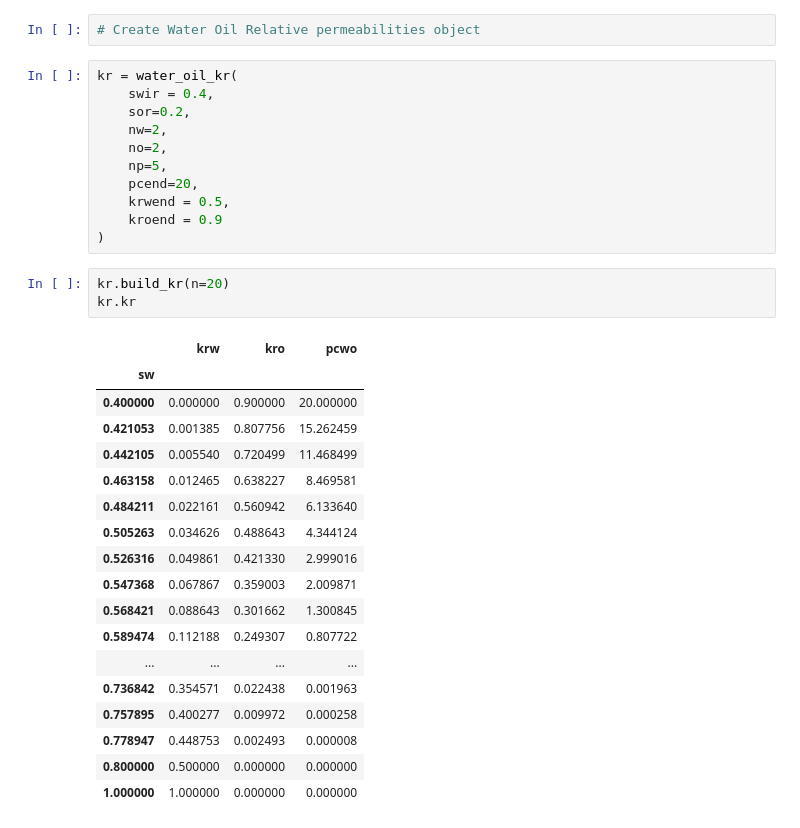
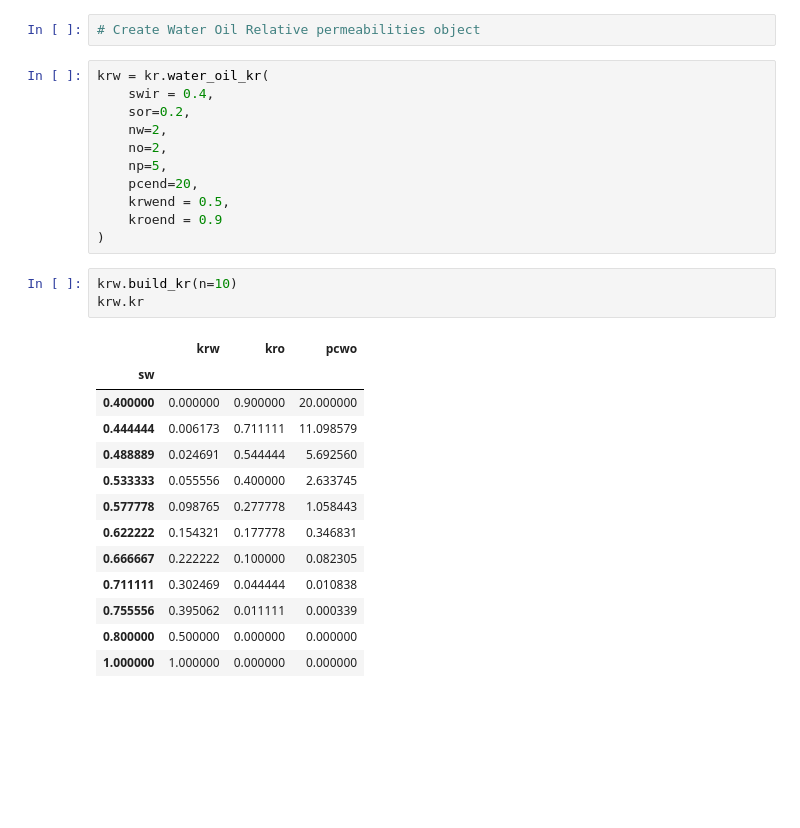
Before and after one commit to scuervo91/reservoirpy, a Jupyter notebook: examples/relative_permeabilities/kr.ipynb, the cells around one changed output. Cells and saved outputs as stored; diff of their text form; blank space fills up the shorter version.

```diff
--- a/examples/relative_permeabilities/kr.ipynb
+++ b/examples/relative_permeabilities/kr.ipynb
@@ -42,7 +42,7 @@ krwo
 # %%
 # Create Water Oil Relative permeabilities object
 # %%
-kr = water_oil_kr(
+krw = kr.water_oil_kr(
     swir = 0.4,
     sor=0.2,
     nw=2,
@@ -53,25 +53,20 @@ kr = water_oil_kr(
     kroend = 0.9
 )
 # %%
-kr.build_kr(n=20)
-kr.kr
+krw.build_kr(n=10)
+krw.kr
 # %% [output]
 |  | krw | kro | pcwo |
 | sw |  |  |  |
 | 0.400000 | 0.000000 | 0.900000 | 20.000000 |
-| 0.421053 | 0.001385 | 0.807756 | 15.262459 |
-| 0.442105 | 0.005540 | 0.720499 | 11.468499 |
-| 0.463158 | 0.012465 | 0.638227 | 8.469581 |
-| 0.484211 | 0.022161 | 0.560942 | 6.133640 |
-| 0.505263 | 0.034626 | 0.488643 | 4.344124 |
-| 0.526316 | 0.049861 | 0.421330 | 2.999016 |
-| 0.547368 | 0.067867 | 0.359003 | 2.009871 |
-| 0.568421 | 0.088643 | 0.301662 | 1.300845 |
-| 0.589474 | 0.112188 | 0.249307 | 0.807722 |
-| ... | ... | ... | ... |
-| 0.736842 | 0.354571 | 0.022438 | 0.001963 |
-| 0.757895 | 0.400277 | 0.009972 | 0.000258 |
-| 0.778947 | 0.448753 | 0.002493 | 0.000008 |
+| 0.444444 | 0.006173 | 0.711111 | 11.098579 |
+| 0.488889 | 0.024691 | 0.544444 | 5.692560 |
+| 0.533333 | 0.055556 | 0.400000 | 2.633745 |
+| 0.577778 | 0.098765 | 0.277778 | 1.058443 |
+| 0.622222 | 0.154321 | 0.177778 | 0.346831 |
+| 0.666667 | 0.222222 | 0.100000 | 0.082305 |
+| 0.711111 | 0.302469 | 0.044444 | 0.010838 |
+| 0.755556 | 0.395062 | 0.011111 | 0.000339 |
 | 0.800000 | 0.500000 | 0.000000 | 0.000000 |
 | 1.000000 | 1.000000 | 0.000000 | 0.000000 |
 # %%
```
Also changed, not shown: parts of 9 cells of this notebook, 6 other files.
